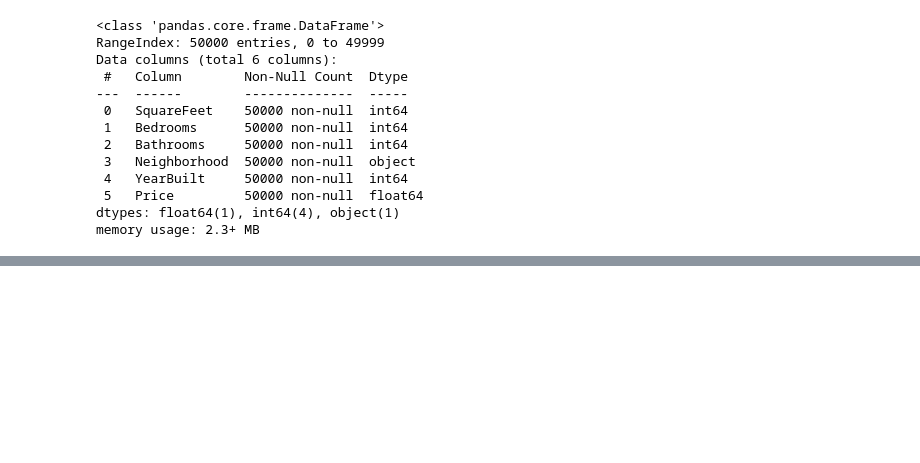
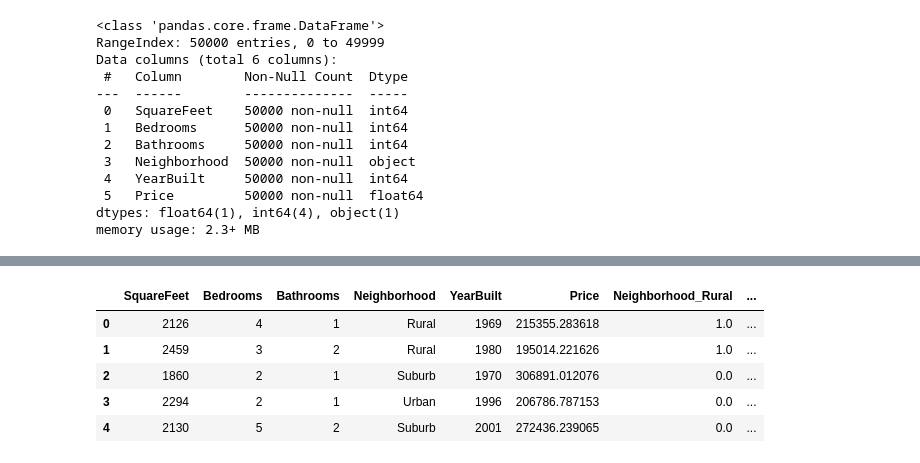
Before and after one commit to Ayotomiwa7/housing-price-prediction-app, a Jupyter notebook: housing price prediction.ipynb, the cells around one changed output, grey strips where cells are left out. Drawn from its saved outputs; the diff is of its cells as text; code cells hidden in the pictures; blank space fills up the shorter version.

```diff
--- a/housing price prediction.ipynb
+++ b/housing price prediction.ipynb
@@ -37,0 +103,2 @@ memory usage: 2.3+ MB
+# %%
+encoder = OneHotEncoder()
@@ -37,0 +112,4 @@ memory usage: 2.3+ MB
+# %%
+encoded = encoder.fit_transform(df[['Neighborhood']])
+# %%
+encoded_df = pd.DataFrame(encoded.toarray(), columns=encoder.get_feature_names_out(['Neighborhood']))
@@ -37,0 +125,11 @@ memory usage: 2.3+ MB
+# %%
+df_encoded = pd.concat([df, encoded_df], axis=1)
+# %%
+df_encoded.head()
+# %% [output]
+|  | SquareFeet | Bedrooms | Bathrooms | Neighborhood | YearBuilt | Price | Neighborhood_Rural | ... |
+| 0 | 2126 | 4 | 1 | Rural | 1969 | 215355.283618 | 1.0 | ... |
+| 1 | 2459 | 3 | 2 | Rural | 1980 | 195014.221626 | 1.0 | ... |
+| 2 | 1860 | 2 | 1 | Suburb | 1970 | 306891.012076 | 0.0 | ... |
+| 3 | 2294 | 2 | 1 | Urban | 1996 | 206786.787153 | 0.0 | ... |
+| 4 | 2130 | 5 | 2 | Suburb | 2001 | 272436.239065 | 0.0 | ... |
```
Also changed, not shown: parts of 36 cells of this notebook, 2 other files.
